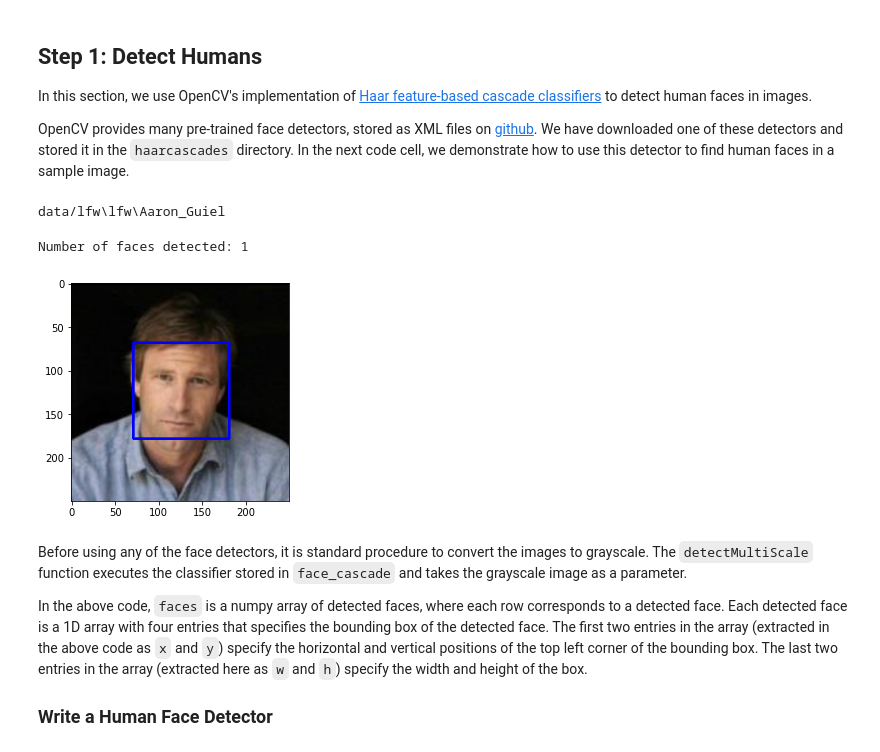
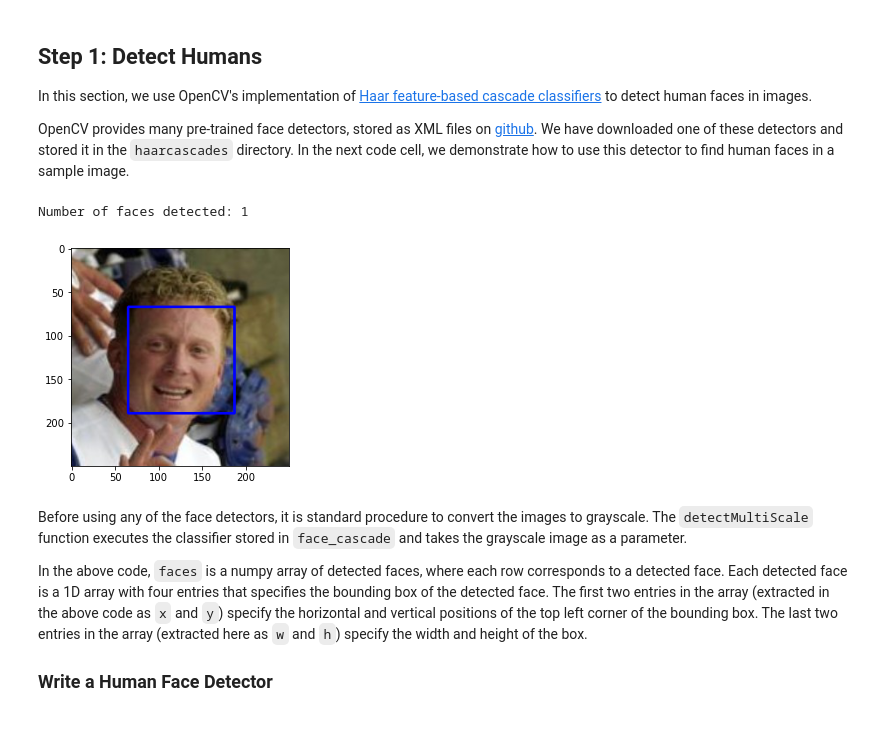
Before and after one commit to abhigyan2311/dog-breed-classifier, a Jupyter notebook: classifier.ipynb, the cells around one changed output. Drawn from its saved outputs; the diff is of its cells as text; code cells hidden in the pictures.

```diff
--- a/classifier.ipynb
+++ b/classifier.ipynb
@@ -11,8 +11,8 @@ import numpy as np
 from glob import glob
 
 # load filenames for human and dog images
-human_files = np.array(glob("data/lfw/*/*"))
-dog_files = np.array(glob("data/dogImages/*/*/*"))
+human_files = np.array(glob("data/lfw/*/*/*"))
+dog_files = np.array(glob("data/dogImages/*/*/*/*"))
 
 # print number of images in each dataset
 print('There are %d total human images.' % len(human_files))
@@ -27,43 +27,39 @@ There are 399 total dog images.
 In this section, we use OpenCV's implementation of [Haar feature-based cascade classifiers](http://docs.opencv.org/trunk/d7/d8b/tutorial_py_face_detection.html) to detect human faces in images.
 
 OpenCV provides many pre-trained face detectors, stored as XML files on [github](https://github.com/opencv/opencv/tree/master/data/haarcascades).  We have downloaded one of these detectors and stored it in the `haarcascades` directory.  In the next code cell, we demonstrate how to use this detector to find human faces in a sample image.
-# %%
-print(human_files[1])
-# %% [output]
-data/lfw\lfw\Aaron_Guiel
 # %%
 import cv2
 import matplotlib.pyplot as plt
 %matplotlib inline
 
 # extract pre-trained face detector
 face_cascade = cv2.CascadeClassifier('haarcascades/haarcascade_frontalface_alt.xml')
 
 # load color (BGR) image
-img = cv2.imread(human_files[0]+'/Aaron_Eckhart_0001.jpg')
+img = cv2.imread(human_files[1])
 # convert BGR image to grayscale
 gray = cv2.cvtColor(img, cv2.COLOR_BGR2GRAY)
 
 # find faces in image
 faces = face_cascade.detectMultiScale(gray)
 
 # print number of faces detected in the image
 print('Number of faces detected:', len(faces))
 
 # get bounding box for each detected face
 for (x,y,w,h) in faces:
     # add bounding box to color image
     cv2.rectangle(img,(x,y),(x+w,y+h),(255,0,0),2)
 
 # convert BGR image to RGB for plotting
 cv_rgb = cv2.cvtColor(img, cv2.COLOR_BGR2RGB)
 
 # display the image, along with bounding box
 plt.imshow(cv_rgb)
 plt.show()
 # %% [output]
 Number of faces detected: 1
-[figure, old version]
+[figure, new version]
 # %% [markdown]
 Before using any of the face detectors, it is standard procedure to convert the images to grayscale.  The `detectMultiScale` function executes the classifier stored in `face_cascade` and takes the grayscale image as a parameter.
 
```
Also changed, not shown: parts of 12 cells of this notebook.
